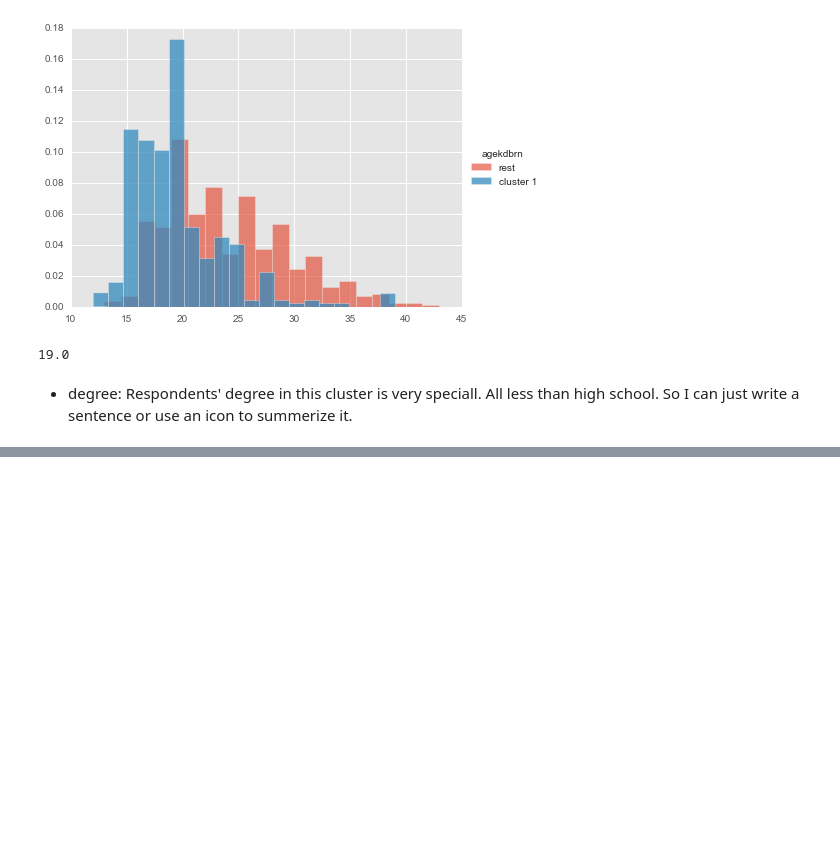
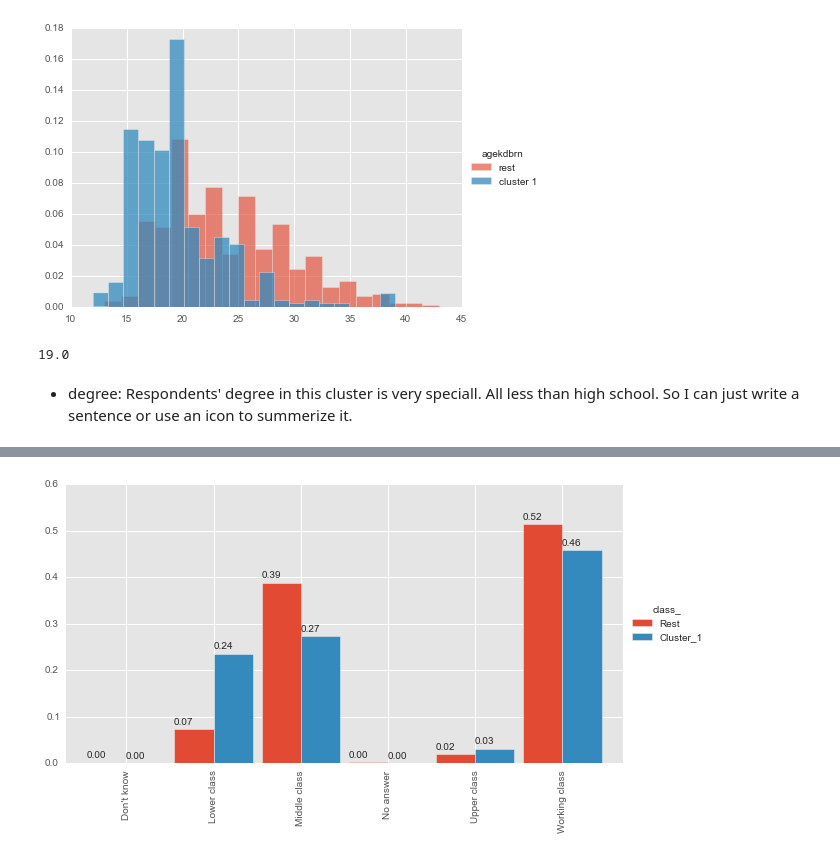
Before and after one commit to banjopickin/women_workforce, a Jupyter notebook: Untitled.ipynb, the cells around one changed output, grey strips where cells are left out. Drawn from its saved outputs; the diff is of its cells as text; code cells hidden in the pictures; blank space fills up the shorter version.

```diff
--- a/Untitled.ipynb
+++ b/Untitled.ipynb
@@ -54,0 +62,4 @@ c1.agekdbrn.median()
+# %%
+cla = one_res_bar(df,1,'class_')
+# %% [output]
+[figure, added]
```
Also changed, not shown: parts of 16 cells of this notebook.
